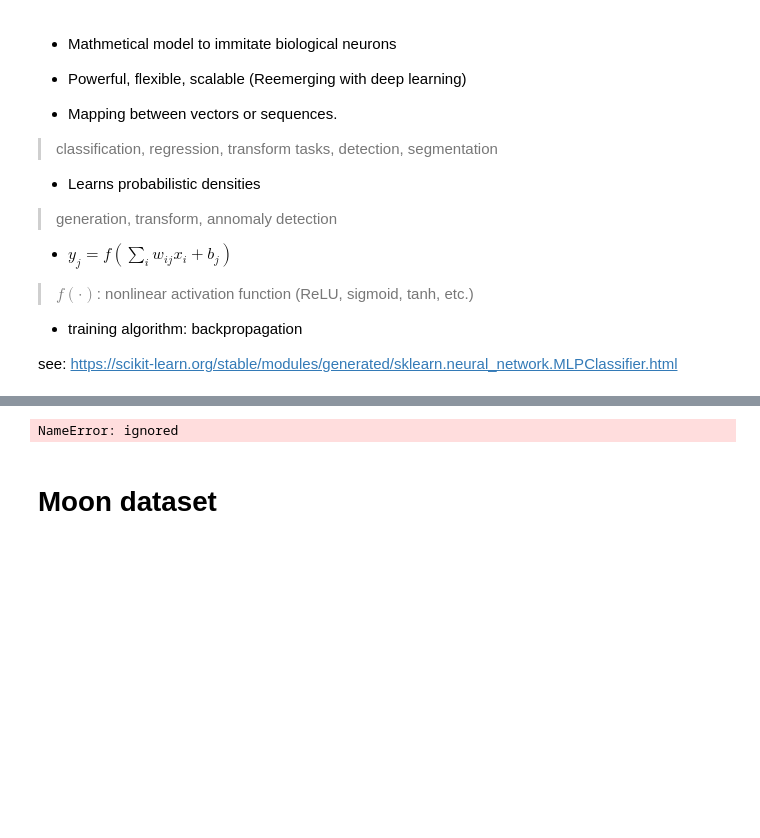
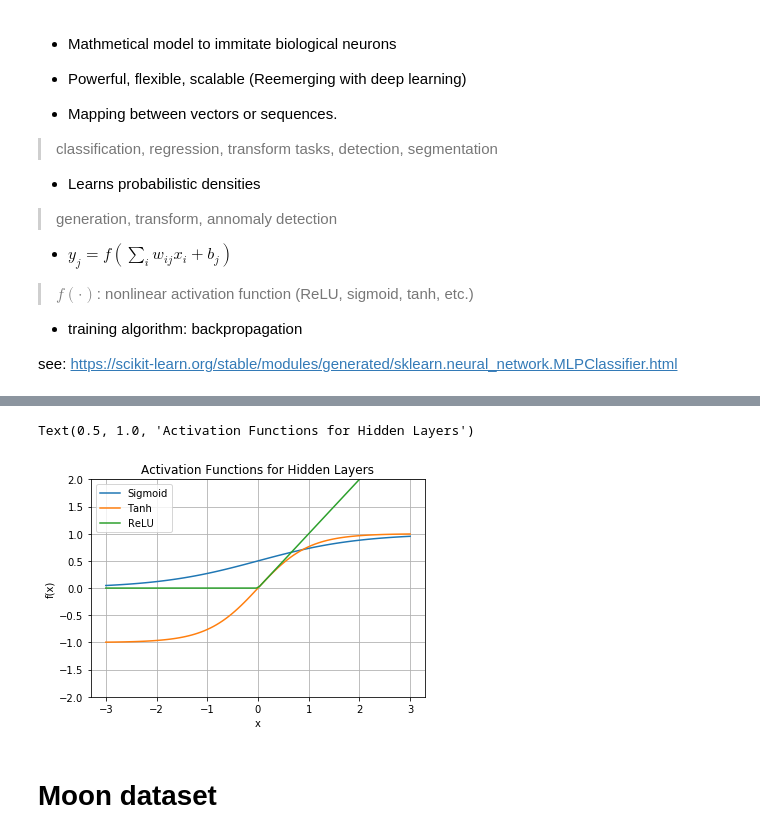
Before and after one commit to callee2006/MachineLearning, a Jupyter notebook: MLP_(scikit_learn).ipynb, the cells around one changed output, grey strips where cells are left out. Cells and saved outputs as stored; diff of their text form; code cells hidden in the pictures; blank space fills up the shorter version.

```diff
--- a/MLP_(scikit_learn).ipynb
+++ b/MLP_(scikit_learn).ipynb
@@ -78,24 +105,29 @@ display(mglearn.plots.plot_single_hidden_layer_graph())
 # %%
 # non-linearity functions (sigmoid, tanh, ReLU)
 
 # x coordinates from -3 to 3
 line = np.linspace(-3, 3, 100)
 #print("line =\n", line)
+
+plt.ylim(-2, 2)
+plt.grid()
 
 # sigmoid (logistic)
 plt.plot(line, [1/(1+np.exp(-x)) for x in line], label="Sigmoid")
 
 # tanh
 plt.plot(line, np.tanh(line), label="Tanh")
 
 # ReLU
 plt.plot(line, np.maximum(line, 0), label="ReLU")
 
 plt.legend(loc="best")
 plt.xlabel("x")
-plt.ylabel("sigmoid(x), relu(x), tanh(x)")
+plt.ylabel("f(x)")
+plt.title("Activation Functions for Hidden Layers")
 # %% [output]
-NameError: ignored
+Text(0.5, 1.0, 'Activation Functions for Hidden Layers')
+[figure, added]
 # %% [markdown]
 # Moon dataset
 # %%
```
Also changed, not shown: parts of 3 cells of this notebook.
